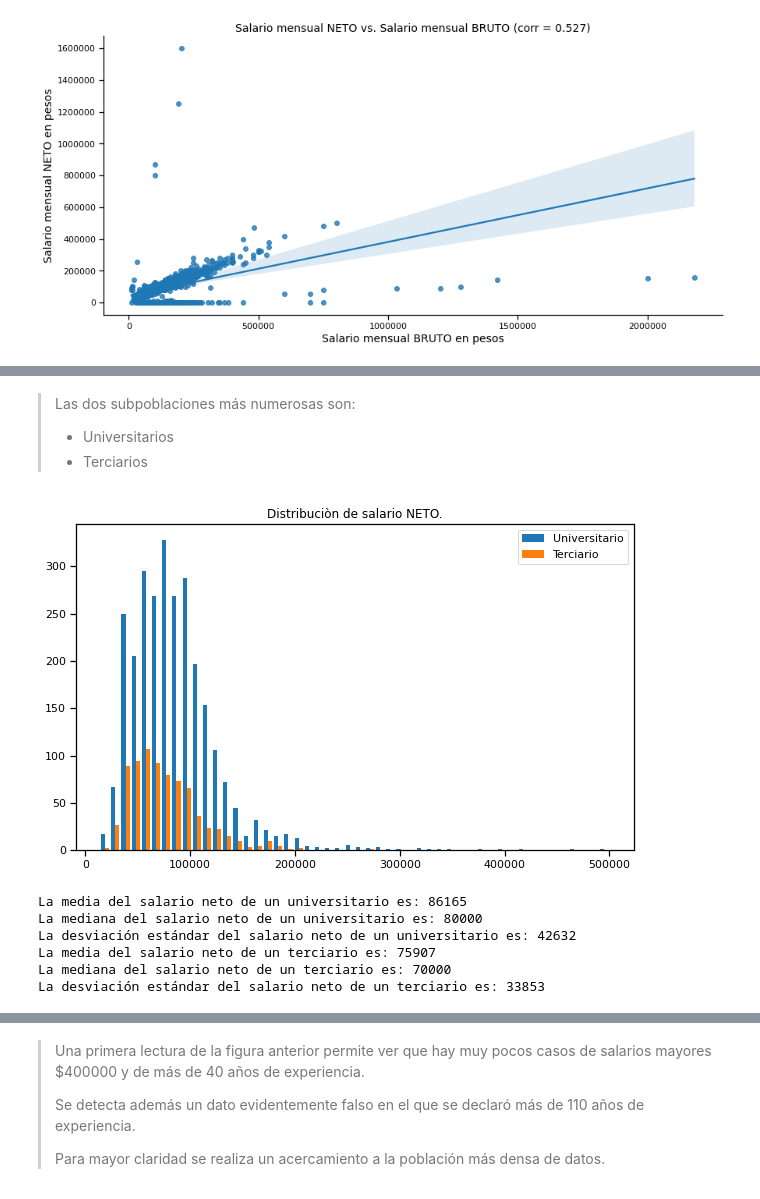
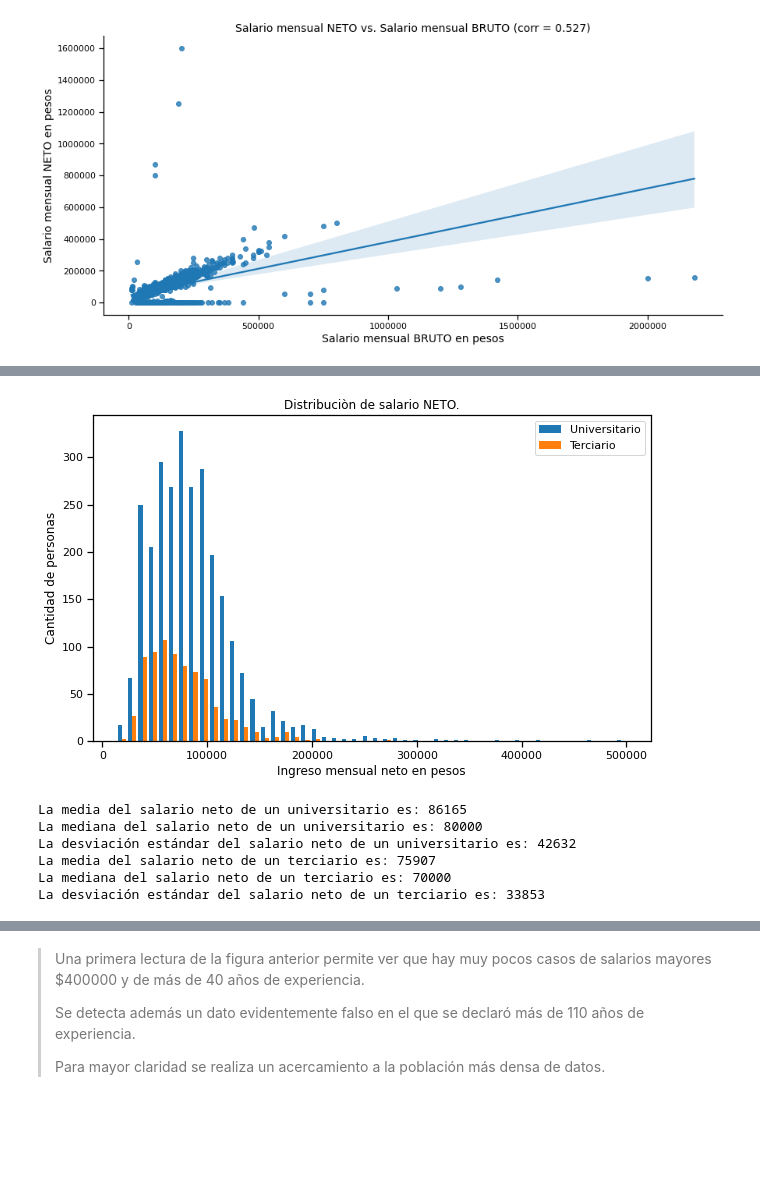
Before and after one commit to grobiglio/Diplodatos, a Jupyter notebook: 1-Analisis-y-Visualizacion/Grupo_14_Entregable_Parte_1.ipynb, the cells around one changed output, grey strips where cells are left out. Saved outputs shown, nothing was run; the diff lists cells and outputs as text; code cells hidden in the pictures; blank space fills up the shorter version.

```diff
--- a/1-Analisis-y-Visualizacion/Grupo_14_Entregable_Parte_1.ipynb
+++ b/1-Analisis-y-Visualizacion/Grupo_14_Entregable_Parte_1.ipynb
@@ -632,17 +632,16 @@ Elija tres variables numéricas y 2 variables categóricas. Visualice la base se
 relev_cols = ["salary_monthly_BRUTO",
               "salary_monthly_NETO",
               "profile_years_experience",
-              "cured_programming_languages",
               "salary_in_usd",
               "work_contract_type",
               "profile_studies_level",
               "tools_programming_languages"]
+
 df2 = df[relev_cols]
 condicion = df2 != "Mi sueldo está dolarizado"
 df2 = df2.where(condicion, 1)
 df2.fillna(value=0, inplace=True)
 df2["rel_bruto_neto"] = df2.salary_monthly_BRUTO / (df2.salary_monthly_NETO + 1)
 df2["full_time"] = pd.get_dummies(df2.work_contract_type)["Full-Time"]
-df2['cant_lenguajes'] = df2.cured_programming_languages.apply(lambda cant: len(cant))
 df2.head()
 # %% [output]
@@ -938,25 +948,23 @@ for studie_level in df5.profile_studies_level.value_counts().index:
-# %% [markdown]
-> Las dos subpoblaciones más numerosas son:
-> * Universitarios
-> * Terciarios
 # %%
 universitario = df5.salary_monthly_NETO[df5.profile_studies_level == 'Universitario']
 terciario = df5.salary_monthly_NETO[df5.profile_studies_level == 'Terciario']
 
 plt.figure(figsize=(10, 6))
 plt.hist([universitario, terciario], bins=50)
 plt.legend(['Universitario', 'Terciario'])
+plt.xlabel('Ingreso mensual neto en pesos')
+plt.ylabel('Cantidad de personas')
 plt.title('Distribuciòn de salario NETO.')
 plt.show()
 
 print(f'La media del salario neto de un universitario es: {universitario.mean():.0f}')
 print(f'La mediana del salario neto de un universitario es: {universitario.median():.0f}')
 print(f'La desviación estándar del salario neto de un universitario es: {universitario.std():.0f}')
 print(f'La media del salario neto de un terciario es: {terciario.mean():.0f}')
 print(f'La mediana del salario neto de un terciario es: {terciario.median():.0f}')
 print(f'La desviación estándar del salario neto de un terciario es: {terciario.std():.0f}')
 # %% [output]
-[figure, old version]
+[figure, new version]
 La media del salario neto de un universitario es: 86165
 La mediana del salario neto de un universitario es: 80000
 La desviación estándar del salario neto de un universitario es: 42632
```
Also changed, not shown: parts of 26 cells of this notebook.
